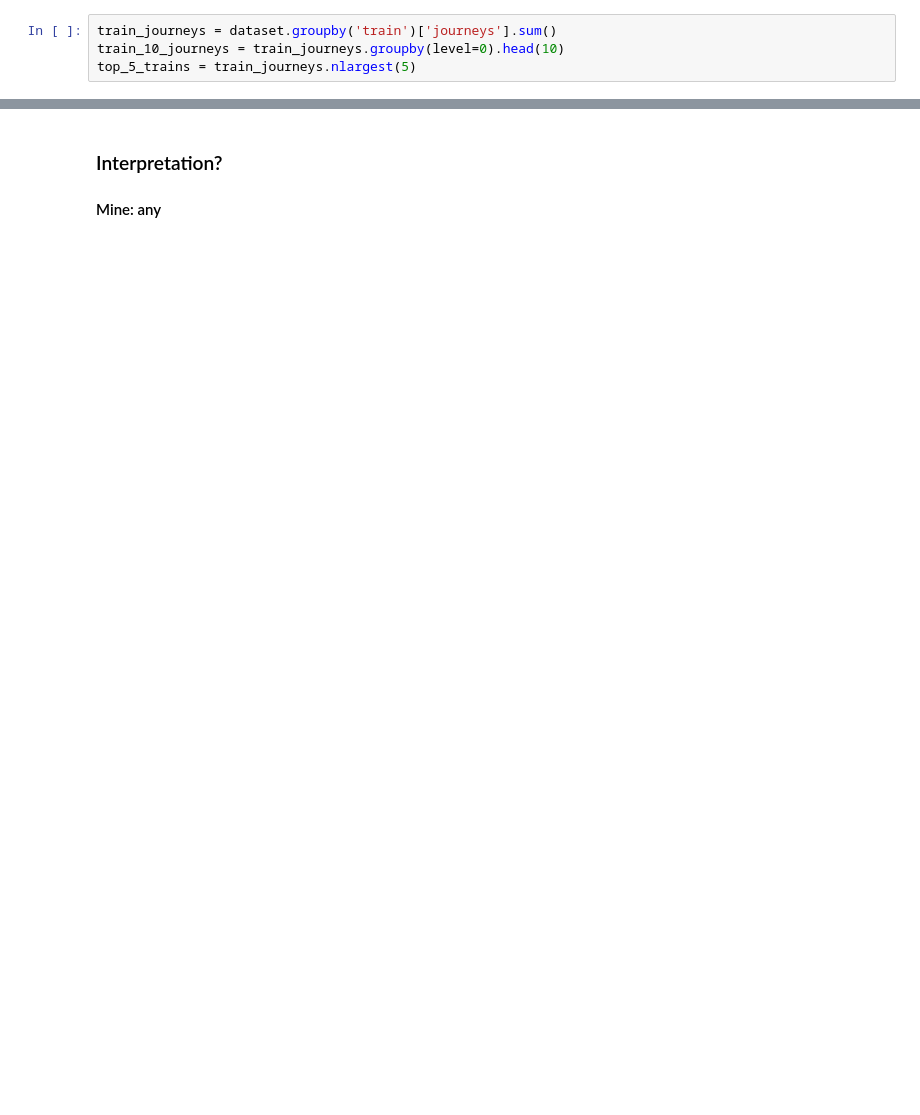
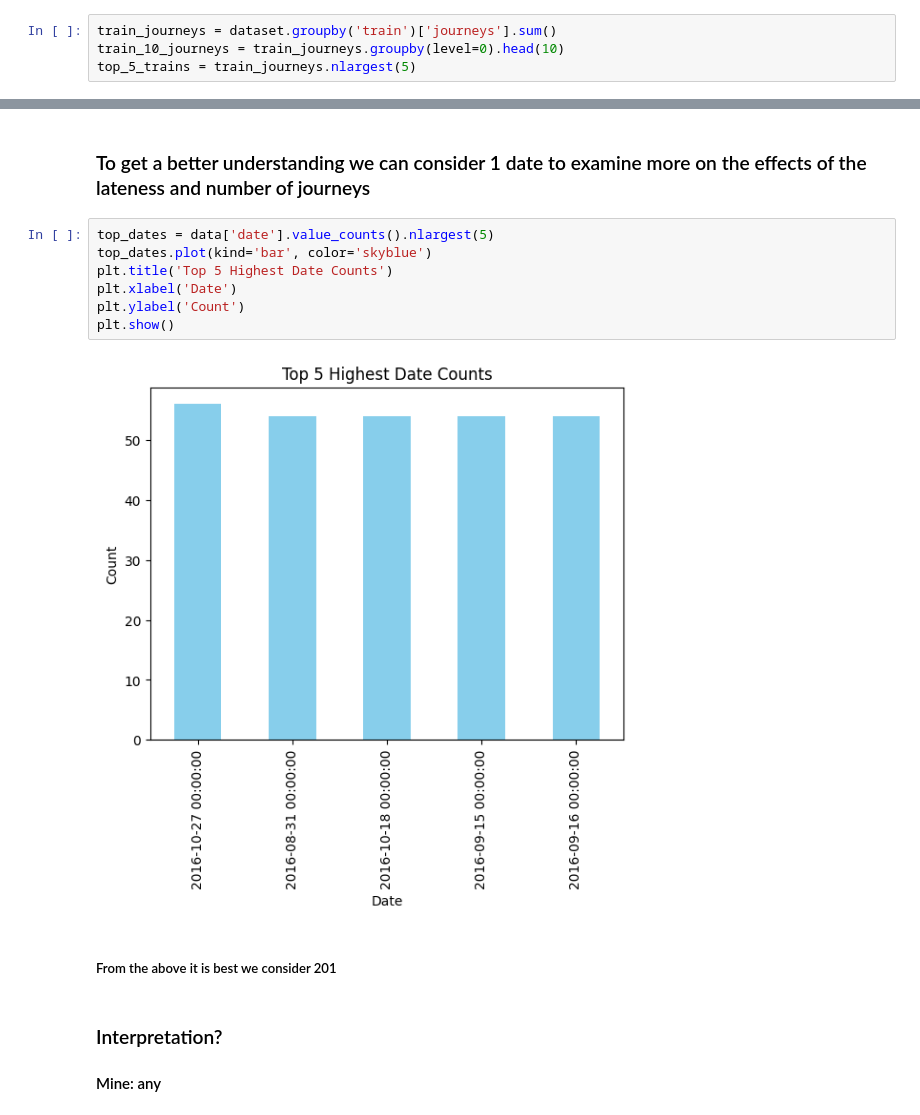
Before and after one commit to Tallerian/CausalML, a Jupyter notebook: test.ipynb, the cells around one changed output, grey strips where cells are left out. Drawn from its saved outputs; the diff is of its cells as text; blank space fills up the shorter version.

```diff
--- a/test.ipynb
+++ b/test.ipynb
@@ -62,3 +77,16 @@ graph = tp.plot_graph(
+# %% [markdown]
+### To get a better understanding we can consider 1 date to examine more on the effects of the lateness and number of journeys
+# %%
+top_dates = data['date'].value_counts().nlargest(5)
+top_dates.plot(kind='bar', color='skyblue')
+plt.title('Top 5 Highest Date Counts')
+plt.xlabel('Date')
+plt.ylabel('Count')
+plt.show()
+# %% [output]
+[figure, added]
+# %% [markdown]
+##### From the above it is best we consider 201
 # %% [markdown]
 ### Interpretation?
 
```
Also changed, not shown: parts of 10 cells of this notebook.
